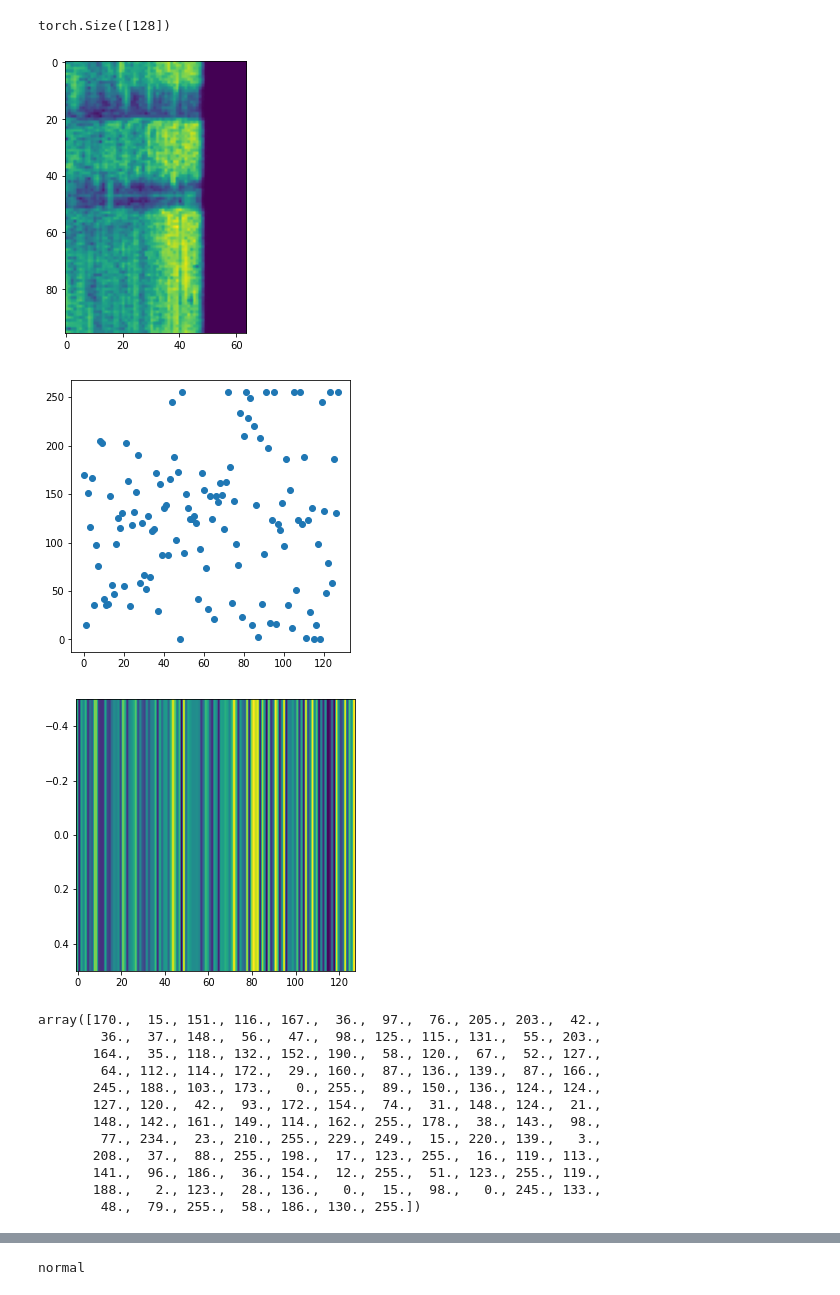
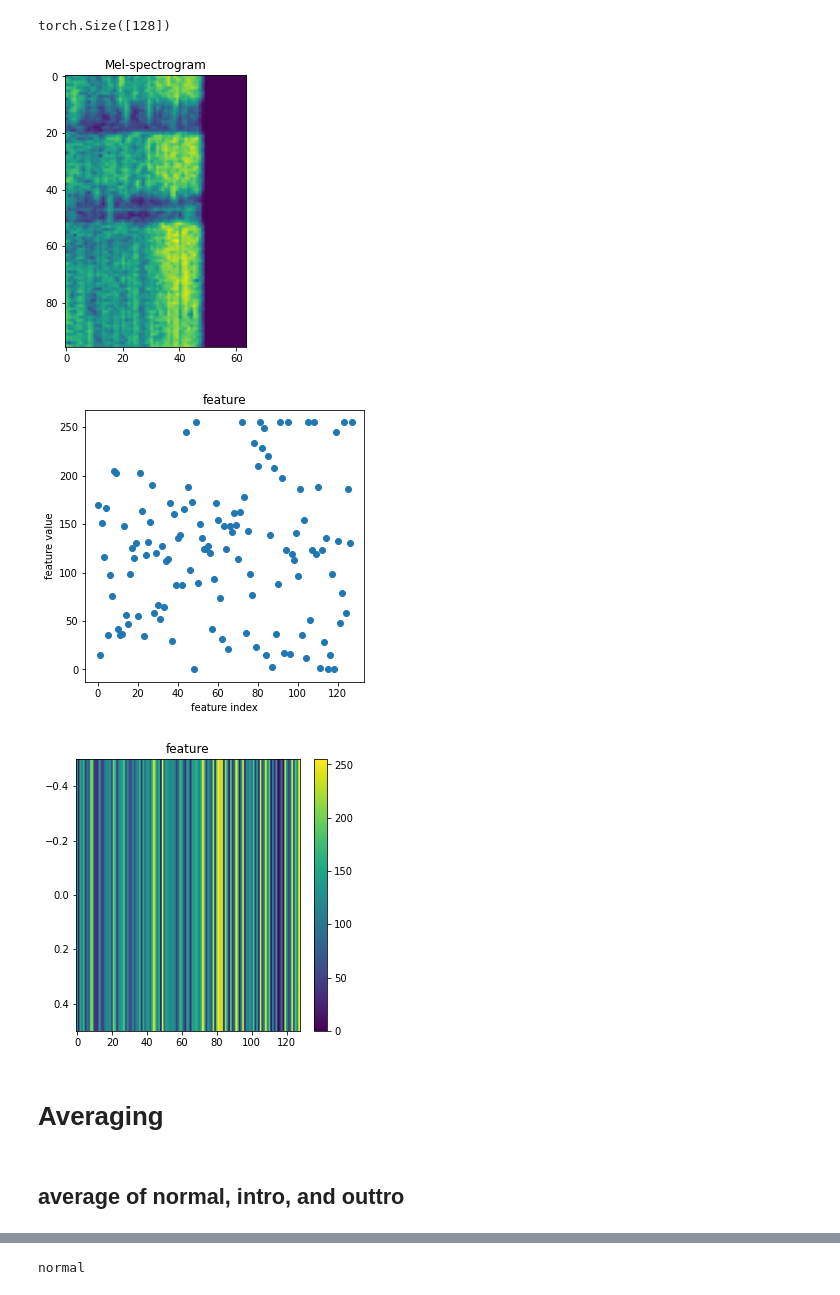
Before and after one commit to ezhang887/animintro, a Jupyter notebook: vggish_features.ipynb, the cells around one changed output, grey strips where cells are left out. Cells and saved outputs as stored; diff of their text form; code cells hidden in the pictures.

```diff
--- a/vggish_features.ipynb
+++ b/vggish_features.ipynb
@@ -64,33 +70,23 @@ torch.Size([128])
 # %%
 plt.rcParams["figure.figsize"] = (5,5)
 plt.imshow(m[10][0].detach().numpy())
+plt.title('Mel-spectrogram')
 plt.show()
 plt.scatter(np.arange(128),f[0].cpu().numpy())
+plt.title('feature')
+plt.xlabel('feature index')
+plt.ylabel('feature value')
 plt.show()
 plt.imshow(f[0].cpu().numpy().reshape((1,-1)), aspect='auto')
+plt.title('feature')
+plt.colorbar()
 plt.show()
 # %% [output]
-[figure, old version]
+[figure, new version]
-[figure, old version]
+[figure, new version]
-[figure, old version]
+[figure, new version]
-# %%
-m_n = np.zeros((96,64))
-m_n + m[0][0].detach().numpy()
-f_n = np.zeros((128))
-f_n + f[0].cpu().numpy()
-# %% [output]
-array([170.,  15., 151., 116., 167.,  36.,  97.,  76., 205., 203.,  42.,
-        36.,  37., 148.,  56.,  47.,  98., 125., 115., 131.,  55., 203.,
-       164.,  35., 118., 132., 152., 190.,  58., 120.,  67.,  52., 127.,
-        64., 112., 114., 172.,  29., 160.,  87., 136., 139.,  87., 166.,
-       245., 188., 103., 173.,   0., 255.,  89., 150., 136., 124., 124.,
-       127., 120.,  42.,  93., 172., 154.,  74.,  31., 148., 124.,  21.,
-       148., 142., 161., 149., 114., 162., 255., 178.,  38., 143.,  98.,
-        77., 234.,  23., 210., 255., 229., 249.,  15., 220., 139.,   3.,
-       208.,  37.,  88., 255., 198.,  17., 123., 255.,  16., 119., 113.,
-       141.,  96., 186.,  36., 154.,  12., 255.,  51., 123., 255., 119.,
-       188.,   2., 123.,  28., 136.,   0.,  15.,  98.,   0., 245., 133.,
-        48.,  79., 255.,  58., 186., 130., 255.])
+# %% [markdown]
+# Averaging
 # %%
 def show(m, f):
     plt.rcParams["figure.figsize"] = (5,5)
@@ -147,3 +143,5 @@ def visualize(key):
     show(m_i,f_i)
     print ('outtro')
     show(m_o,f_o)
+# %% [markdown]
+## average of normal, intro, and outtro
```
Also changed, not shown: parts of 46 cells of this notebook, 1 other file.
